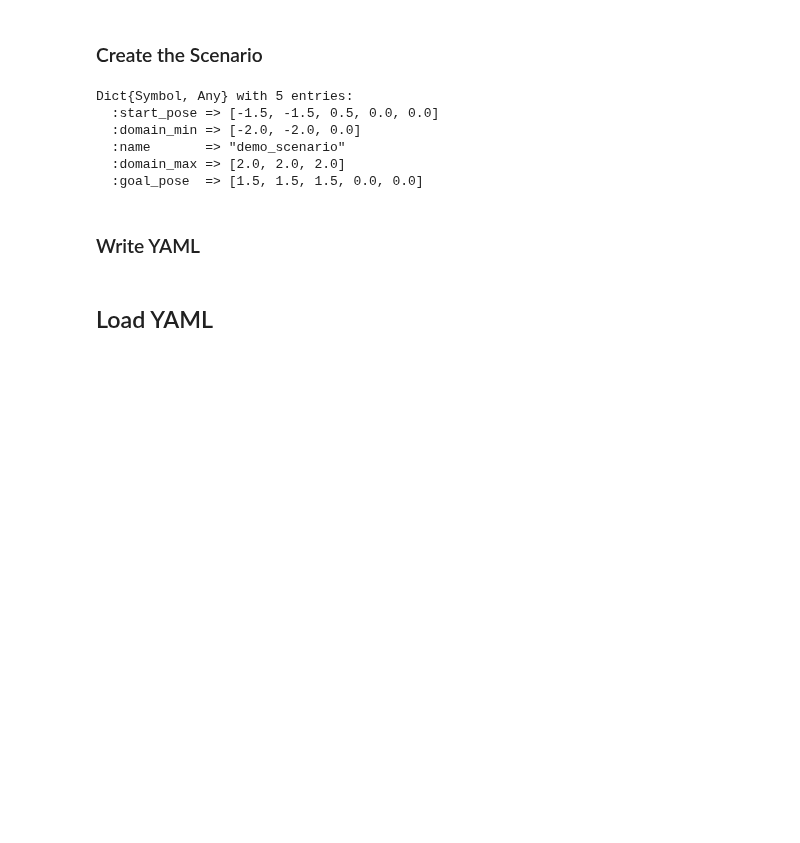
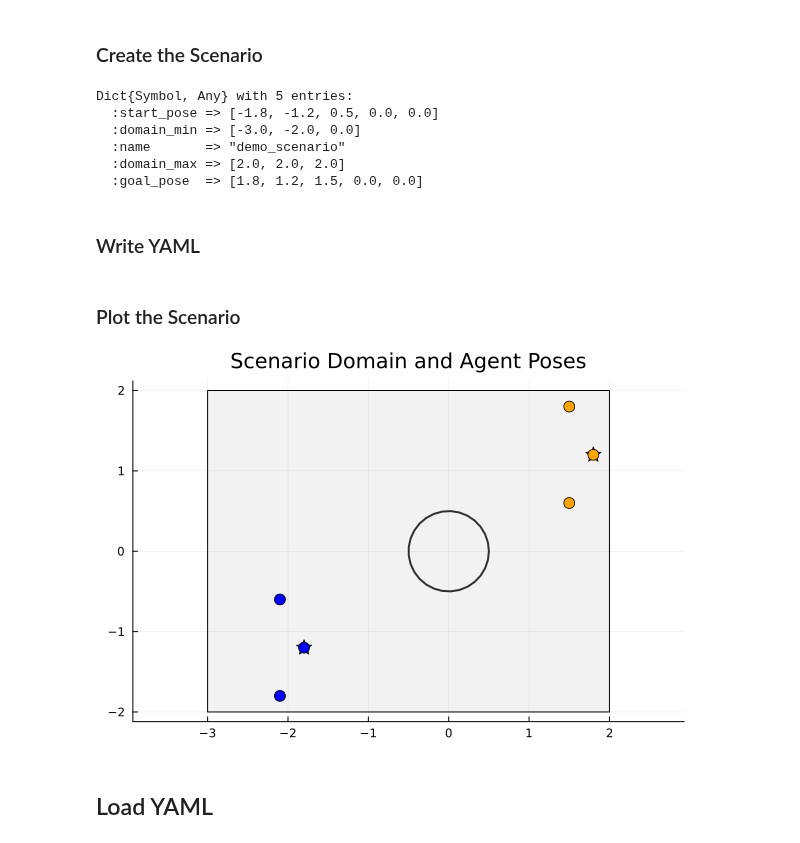
Before and after one commit to dev10110/GatekeeperFormationFlight.jl, a Jupyter notebook: examples/caams_demo/scenario_builder.ipynb, the cells around one changed output. Saved outputs shown, nothing was run; the diff lists cells and outputs as text; code cells hidden in the pictures; blank space fills up the shorter version.

```diff
--- a/examples/caams_demo/scenario_builder.ipynb
+++ b/examples/caams_demo/scenario_builder.ipynb
@@ -125,19 +128,19 @@ sim_agents_out = [Dict(fieldnames(DemoUtil.SimAgent) .=> getfield.(Ref(sim_agent
 # %%
 scenario = DemoUtil.SimScenario(
     name = "demo_scenario",
-    start_pose = SVector(-1.5, -1.5, 0.5, 0.0, 0.0),
-    goal_pose = SVector(1.5, 1.5, 1.5, 0.0, 0.0),
-    domain_min = SVector(-2.0, -2.0, 0.0),
+    start_pose = SVector(-1.8, -1.2, 0.5, 0.0, 0.0),
+    goal_pose = SVector(1.8, 1.2, 1.5, 0.0, 0.0),
+    domain_min = SVector(-3.0, -2.0, 0.0),
     domain_max = SVector(2.0, 2.0, 2.0)
 )
 scenario_dict = Dict(fieldnames(DemoUtil.SimScenario) .=> getfield.(Ref(scenario), fieldnames(DemoUtil.SimScenario)))
 # %% [output]
 Dict{Symbol, Any} with 5 entries:
-  :start_pose => [-1.5, -1.5, 0.5, 0.0, 0.0]
-  :domain_min => [-2.0, -2.0, 0.0]
+  :start_pose => [-1.8, -1.2, 0.5, 0.0, 0.0]
+  :domain_min => [-3.0, -2.0, 0.0]
   :name       => "demo_scenario"
   :domain_max => [2.0, 2.0, 2.0]
-  :goal_pose  => [1.5, 1.5, 1.5, 0.0, 0.0]
+  :goal_pose  => [1.8, 1.2, 1.5, 0.0, 0.0]
 # %% [markdown]
 ### Write YAML
 # %%
@@ -150,6 +153,49 @@ output_object = Dict(
 )
 
 YAML.write_file("scenarios/$(scenario_dict[:name]).yaml", output_object)
+# %% [markdown]
+### Plot the Scenario
+# %%
+## 2D plot showing the scenario domain, and start & goal poses w/offsets
+
+# Extract domain and poses
+domain_min = scenario.domain_min
+domain_max = scenario.domain_max
+start_pose = scenario.start_pose
+goal_pose = scenario.goal_pose
+
+# Agent offsets
+offsets = [agent.offset for agent in sim_agents]
+
+# Plot domain as rectangle
+p = plot(; legend=false, aspect_ratio=:equal, title="Scenario Domain and Agent Poses")
+plot!(p, [domain_min[1], domain_max[1], domain_max[1], domain_min[1], domain_min[1]],
+         [domain_min[2], domain_min[2], domain_max[2], domain_max[2], domain_min[2]],
+         seriestype=:shape, fillalpha=0.1, color=:gray, label="Domain")
+
+# Plot start and goal poses
+scatter!(p, [start_pose[1]], [start_pose[2]], color=:green, marker=:star5, markersize=8, label="Start")
+scatter!(p, [goal_pose[1]], [goal_pose[2]], color=:red, marker=:star5, markersize=8, label="Goal")
+
+# Plot agent offsets at start
+for (i, offset) in enumerate(offsets)
+    scatter!(p, [start_pose[1] + offset[1]], [start_pose[2] + offset[2]],
+             color=:blue, marker=:circle, markersize=6, label="Agent $i Start Offset")
+end
+
+# Plot agent offsets at goal
+for (i, offset) in enumerate(offsets)
+    scatter!(p, [goal_pose[1] + offset[1]], [goal_pose[2] + offset[2]],
+             color=:orange, marker=:circle, markersize=6, label="Agent $i Goal Offset")
+end
+
+for obs in env.obstacles
+    plot!(p, PlotCircle(obs), label = false, linedwidth = 2)
+end
+
+display(p)
+# %% [output]
+[figure, added]
 # %% [markdown]
 ## Load YAML
 # %%
```
Also changed, not shown: parts of 16 cells of this notebook, 6 other files.
